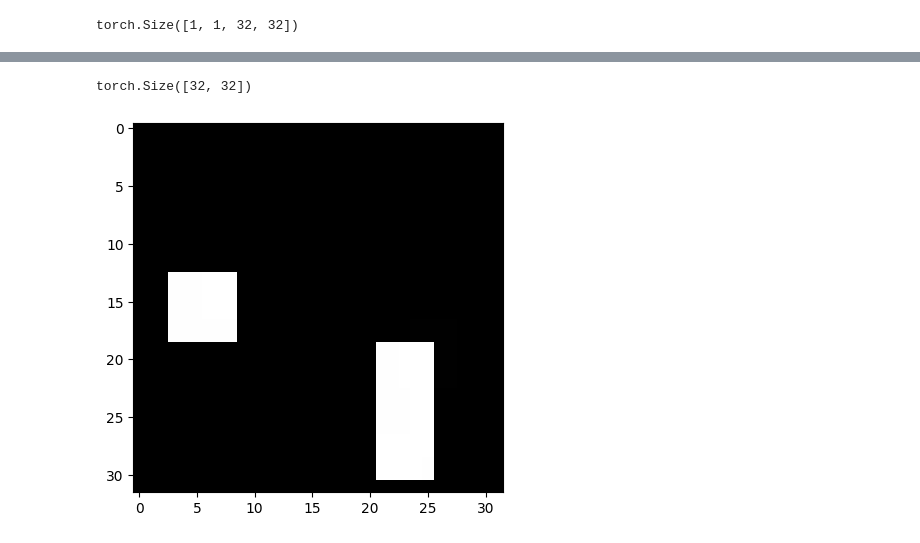
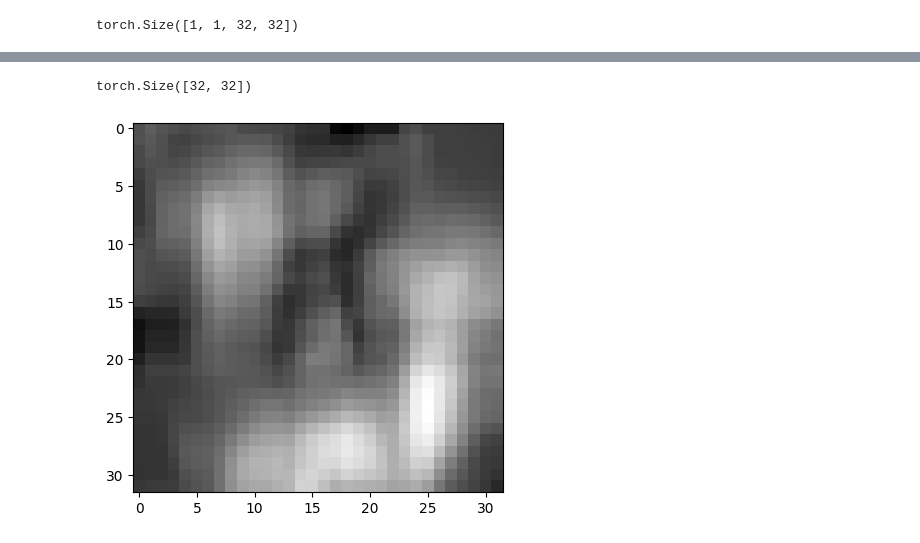
Before and after one commit to Drizlly/e2e-imaging, a Jupyter notebook: e2e_basic.ipynb, the cells around one changed output, grey strips where cells are left out. Drawn from its saved outputs; the diff is of its cells as text; code cells hidden in the pictures.

Commit message:
basic jax e2e pipeline using rmlpsf layer + wiener deconv, running on one image

```diff
--- a/e2e_basic.ipynb
+++ b/e2e_basic.ipynb
@@ -152,9 +245,9 @@ class WienerDeconv(nn.Module):
     def forward(self, y, psf, eps=1e-8):
         # y: (B,1,H,W), psf
         lam = F.softplus(self.log_lambda) + eps
-        if psf_pad.ndim == 4:
-            psf_pad = psf_pad.squeeze(0).squeeze(0)
-        Hf = torch.fft.fft2(psf_pad)[None, None, :, :]  # (1,1,H,W)
+        if psf.ndim == 4:
+            psf = psf.squeeze(0).squeeze(0)
+        Hf = torch.fft.fft2(psf)[None, None, :, :]  # (1,1,H,W)
         Y = torch.fft.fft2(y)
         Xhat = torch.conj(Hf) * Y / (torch.abs(Hf) ** 2 + lam)
         x_hat = torch.fft.ifft2(Xhat).real
@@ -168,7 +261,7 @@ class E2E(nn.Module):
         self.recon_module = recon_module
 
     def forward(self, x):
-        psf = self.psf_module()       # (K,K)
+        psf = self.psf_module.compute_psf()       # TODO: FIND OUTPUT SHAPE AND INPUT SHAPE OF EVERYTHING
         y = self.convolve_module(x, psf)            # (B,1,H,W)
         x_hat = self.recon_module(y, psf)       # (B,1,H,W) #WHAT IS THE PSF SHAPE!!
         return x_hat, y, psf
@@ -249,7 +292,13 @@ def run_one_image_multipsf(
 
     print(offsets)
     # Modules
-    psf_mod = MultiPSF(K=K, offsets=offsets, sigma_init=0.0, gate_init=0.0, device=device).to(device)
+    object_size = 96
+    num_gaussian = 25 # TODO changing this
+    psf_size = (32, 32)
+    seed_value = 42
+    # key = np.random() # TODO CHANGE MY SEEDING!!
+
+    psf_mod = RMLPSFLayer(object_size, num_gaussian, psf_size, key=seed_value).to(device)
     convolve_mod = convolve_class(K).to(device)
     recon_mod = WienerDeconv(lam_init=1e-3, device=device).to(device)
 
@@ -263,13 +312,14 @@ def run_one_image_multipsf(
         opt.zero_grad()
         loss.backward()
         opt.step()
+        model.psf_module.normalize_psf()
 
         if step % print_every == 0 or step == steps-1:
             # MultiPSF-specific diagnostics
-            with torch.no_grad():
-                sigma = F.softplus(model.psf_module.log_sigma).item()
-                eff_spots = model.psf_module.effective_num_spots().item()
-                gate_mean = torch.sigmoid(model.psf_module.gate_logits).mean().item()
+            # with torch.no_grad():
+            #     sigma = F.softplus(model.psf_module.log_sigma).item()
+            #     eff_spots = model.psf_module.effective_num_spots().item()
+            #     gate_mean = torch.sigmoid(model.psf_module.gate_logits).mean().item()
             print(
                 f"step {step:4d} | loss {loss.item():.6f} | "
                 # f"sigma {sigma:.4f} | eff_spots {eff_spots:.2f} | gate_mean {gate_mean:.3f}"
@@ -328,6 +378,7 @@ def random_offsets_disk(num_spots: int, max_radius: int, include_center: bool =
 
     return list(offsets)
 # %%
-offsets = random_offsets_disk(num_spots=5, max_radius=K//2 - 1, include_center=True)
-model = run_one_image_multipsf(x, convolve_class = Convolve2d, K = K, offsets = offsets)
+
+# offsets = random_offsets_disk(num_spots=5, max_radius=K//2 - 1, include_center=True)
+model = run_one_image_multipsf(x, convolve_class = Convolve2d, K = K)
 # %% [output]
@@ -393,16 +444,16 @@ step 5000 | loss 0.000991 |
 # %%
 model.eval()
 
 with torch.no_grad():
-    psf = model.psf_module()   # (K, K)
+    psf = model.psf_module.compute_psf()   # (K, K)
 
 psf_np = psf.detach().cpu().numpy()
 print(psf.shape)
 
 from scipy.signal import convolve2d, fftconvolve
 result = fftconvolve(psf_np, image,mode='same')
 plt.imshow(result,cmap='gray')
 plt.show()
 # %% [output]
 torch.Size([32, 32])
-[figure, old version]
+[figure, new version]
```
Also changed, not shown: parts of 5 cells of this notebook, 1 other file.
